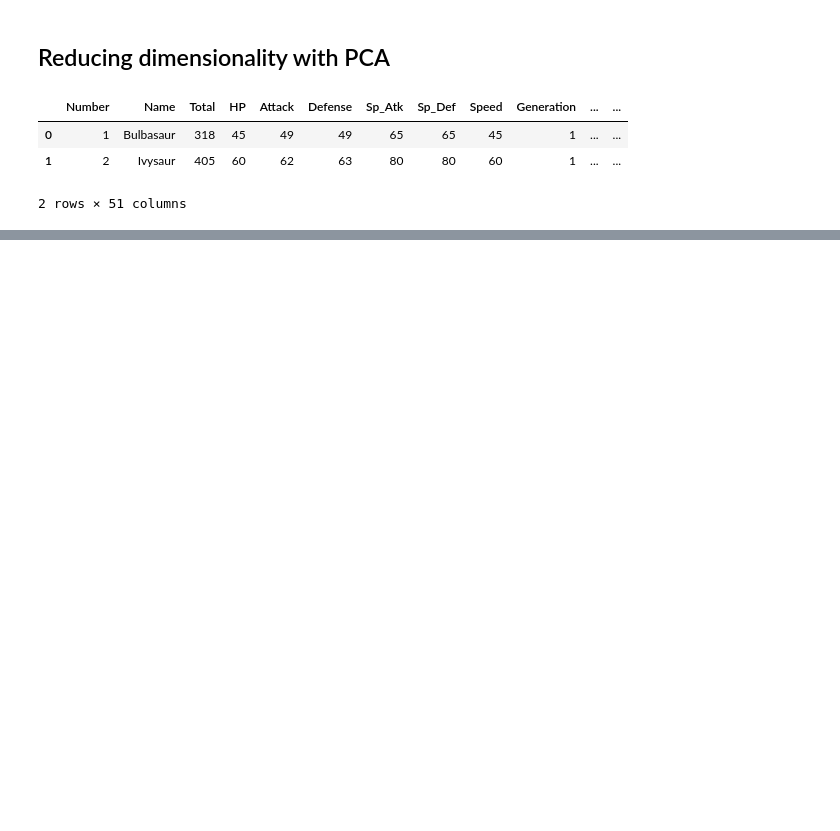
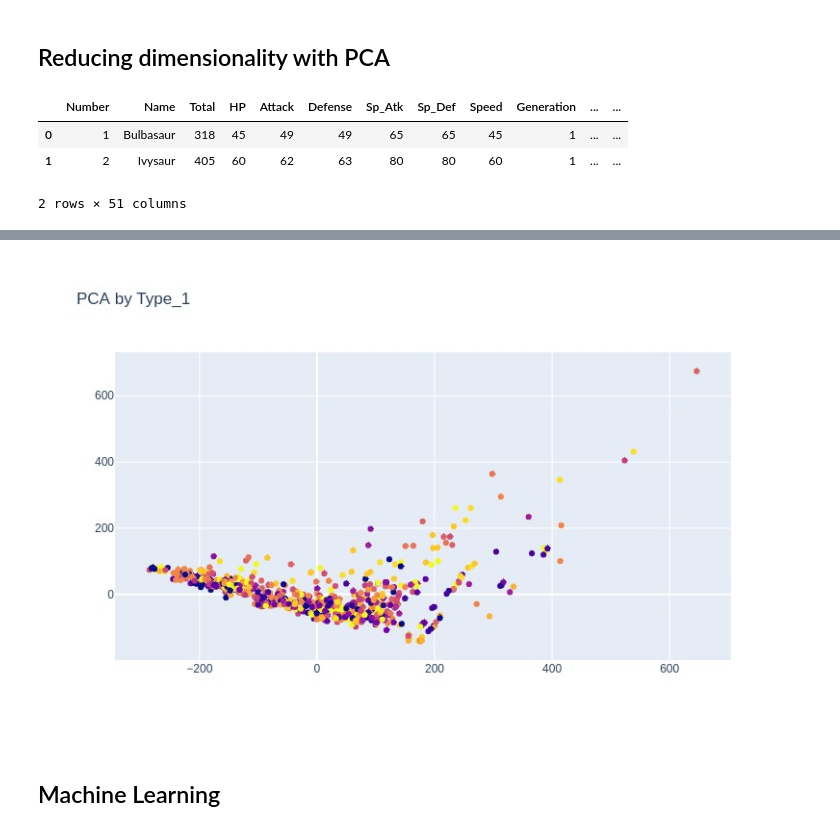
Before and after one commit to SergioSJS/data_science_portfolio, a Jupyter notebook: pokemon-data-analysing/poke_exploration.ipynb, the cells around one changed output, grey strips where cells are left out. Cells and saved outputs as stored; diff of their text form; code cells hidden in the pictures; blank space fills up the shorter version.

```diff
--- a/pokemon-data-analysing/poke_exploration.ipynb
+++ b/pokemon-data-analysing/poke_exploration.ipynb
@@ -578,0 +608,25 @@ Image(fig.to_image('jpg'))
+# %%
+# function to convert categorical string to categorical int to see if there is any kernel per type pokemon
+def cat_to_number(n):
+    types = {'Bug': 0,  'Dark': 1,  'Dragon': 2,  'Electric': 3,  'Fairy': 4, 'Fighting': 5,
+             'Fire': 6,  'Flying': 7,  'Ghost': 8,  'Grass': 9, 'Ground': 10, 'Ice': 11, 'Normal': 12,
+             'Poison': 13,  'Psychic': 14, 'Rock': 15, 'Steel': 16, 'Water': 17}
+    return types[n]
+
+# Plot PCA
+poke_dm_temp = poke_dm
+trace = go.Scatter(x=poke_dm_temp['pca1'],
+                   y=poke_dm_temp['pca2'],
+                   mode='markers',
+                   textposition="bottom center",
+                   text=poke_dm_temp['Name'],
+                   marker=dict(color=list(map(cat_to_number, poke['Type_1'])) ))
+
+fig = go.Figure(data=[trace])
+fig.update_layout(title='PCA by Type_1',width=800, height=500, showlegend=False)
+#fig.show()
+Image(fig.to_image('jpg'))
+# %% [output]
+[figure, added]
+# %% [markdown]
+## Machine Learning
```
Also changed, not shown: parts of 9 cells of this notebook.
